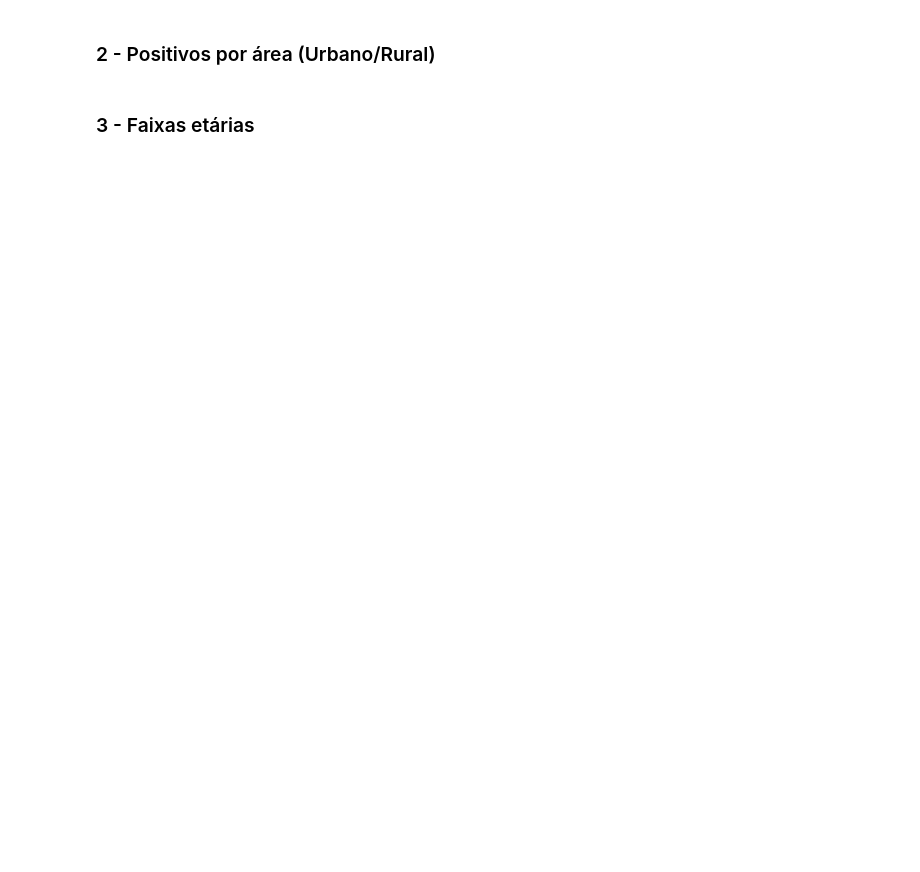
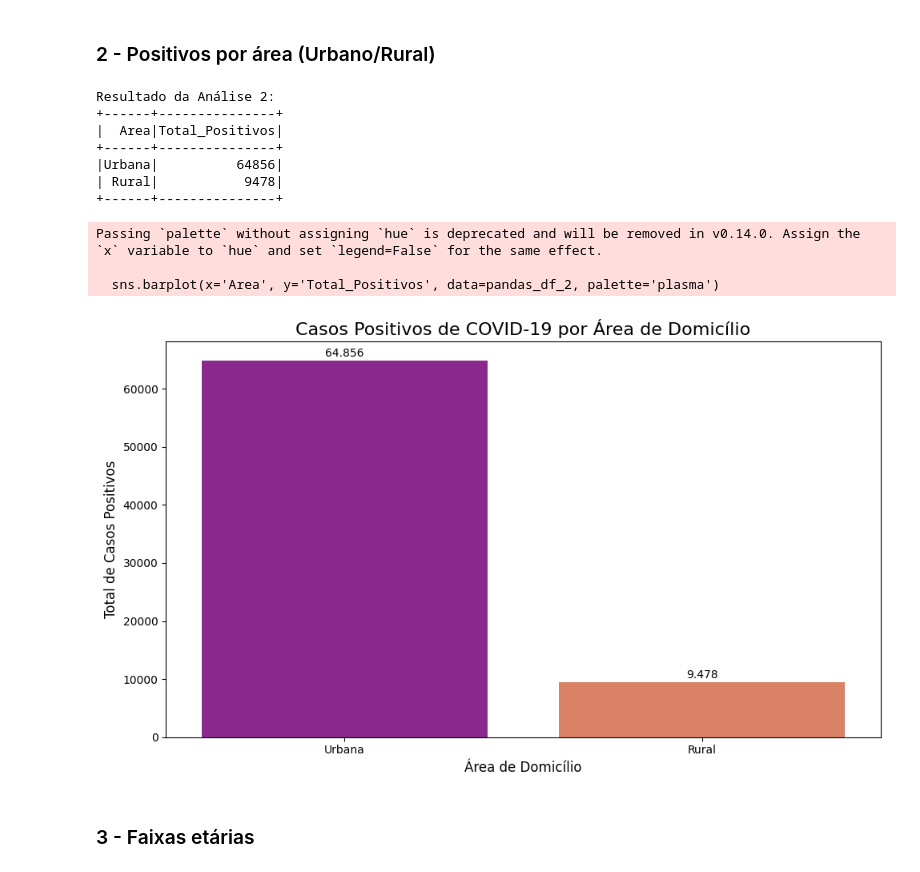
Before and after one commit to Alef2021/Tech_Challenge_Fase_3_Data_Analitycs, a Jupyter notebook: POS-TECHCHALLENGE-3.ipynb, the cells around one changed output. Saved outputs shown, nothing was run; the diff lists cells and outputs as text; code cells hidden in the pictures; blank space fills up the shorter version.

```diff
--- a/POS-TECHCHALLENGE-3.ipynb
+++ b/POS-TECHCHALLENGE-3.ipynb
@@ -405,4 +481,64 @@ NameError: name 'dfs_dados' is not defined
 # %% [markdown]
 ### 2 - Positivos por área (Urbano/Rural)
+# %%
+# Análise 2: Casos positivos por área de domicílio
+query2 = """
+    SELECT
+        dsd.PESS_SIT_DOMICILIO_DESC AS Area,
+        COUNT(dp.CTRL_ID) AS Total_Positivos
+    FROM dados_pessoais dp
+    JOIN dados_teste_covid dtc ON dp.CTRL_ID = dtc.CTRL_ID
+    JOIN dic_sit_domicilio dsd ON dp.PESS_SIT_DOMICILIO = dsd.PESS_SIT_DOMICILIO
+    WHERE
+        dtc.TESTE_SWAB = 1 OR dtc.TESTE_SANGUE_DEDO = 1 OR dtc.TESTE_SANGUE_VEIA = 1
+    GROUP BY
+        dsd.PESS_SIT_DOMICILIO_DESC
+"""
+analise2_df = spark.sql(query2)
+print("Resultado da Análise 2:")
+analise2_df.show()
+
+
+pandas_df_2 = analise2_df.toPandas()
+
+
+pandas_df_2 = pandas_df_2.sort_values(by='Total_Positivos', ascending=False)
+
+
+plt.figure(figsize=(10, 6))
+sns.barplot(x='Area', y='Total_Positivos', data=pandas_df_2, palette='plasma')
+
+
+plt.title('Casos Positivos de COVID-19 por Área de Domicílio', fontsize=16)
+plt.xlabel('Área de Domicílio', fontsize=12)
+plt.ylabel('Total de Casos Positivos', fontsize=12)
+plt.xticks(rotation=0)
+
+
+for index, row in pandas_df_2.iterrows():
+    plt.text(index, row['Total_Positivos'] + (pandas_df_2['Total_Positivos'].max() * 0.01),
+             f"{row['Total_Positivos']:,}".replace(',', '.'),
+             color='black', ha="center")
+
+
+plt.tight_layout()
+
+
+plt.savefig('grafico_casos_por_area.png', dpi=300)
+
+# 7. Exibir o gráfico
+plt.show()
+# %% [output]
+Resultado da Análise 2:
++------+---------------+
+|  Area|Total_Positivos|
++------+---------------+
+|Urbana|          64856|
+| Rural|           9478|
++------+---------------+
+Passing `palette` without assigning `hue` is deprecated and will be removed in v0.14.0. Assign the `x` variable to `hue` and set `legend=False` for the same effect.
+
+  sns.barplot(x='Area', y='Total_Positivos', data=pandas_df_2, palette='plasma')
+[figure, added]
 # %% [markdown]
 ### 3 - Faixas etárias
```
Also changed, not shown: parts of 17 cells of this notebook, 14 other files.
